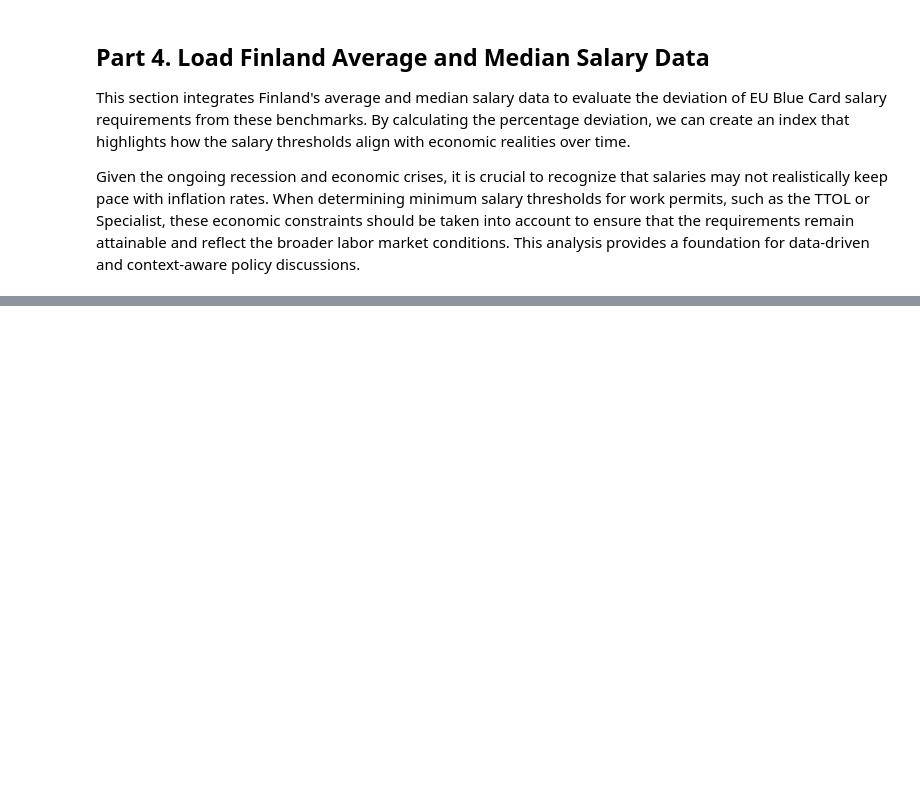
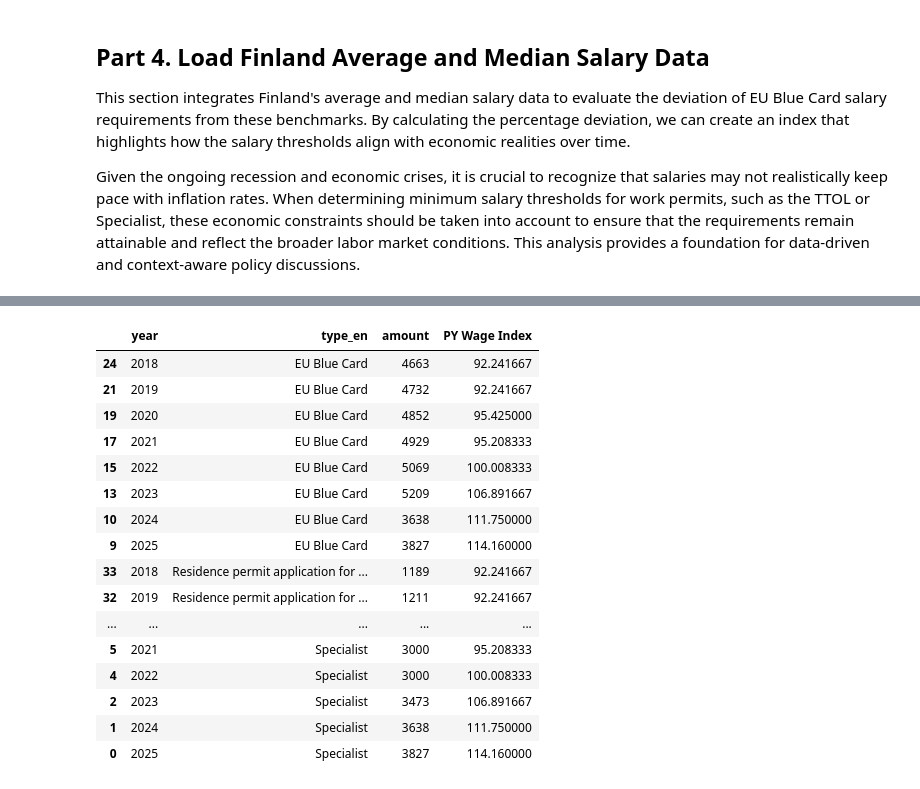
Before and after one commit to armanatory/DATA-MigriAnalysis, a Jupyter notebook: notebooks/Migri_Salary_Comparison_2018_2025.ipynb, the cells around one changed output, grey strips where cells are left out. Saved outputs shown, nothing was run; the diff lists cells and outputs as text; code cells hidden in the pictures; blank space fills up the shorter version.

```diff
--- a/notebooks/Migri_Salary_Comparison_2018_2025.ipynb
+++ b/notebooks/Migri_Salary_Comparison_2018_2025.ipynb
@@ -570,0 +596,48 @@ Given the ongoing recession and economic crises, it is crucial to recognize that
+# %%
+# Create a merged dataframe
+merged_analysis_df = min_salaries_df.copy()
+
+# Add wage index data shifted by one year (2017 impacts 2018, etc.)
+wage_impact_df = wage_index_annual_averages_df.copy()
+wage_impact_df['Year'] = wage_impact_df['Year'] + 1  # Shift years forward
+
+# Merge the dataframes
+merged_analysis_df = pd.merge(
+    merged_analysis_df,
+    wage_impact_df[['Year', 'A-X Whole economy']],
+    left_on='year',
+    right_on='Year',
+    how='left'
+).rename(columns={'A-X Whole economy': 'PY Wage Index'})
+
+# Drop duplicates keeping the latest entry for each year and type
+merged_analysis_df = merged_analysis_df.sort_values(['year', 'archive_date'], ascending=[True, False])
+merged_analysis_df = merged_analysis_df.drop_duplicates(subset=['year', 'type_en'])
+
+# Select and order relevant columns
+merged_analysis_df = merged_analysis_df[[
+    'year', 'type_en', 'amount', 'PY Wage Index'
+]].sort_values(['type_en', 'year'])
+
+# Set PY Wage Index for 2018
+merged_analysis_df.loc[merged_analysis_df['year'] == 2018, 'PY Wage Index'] = wage_index_annual_averages_df[wage_index_annual_averages_df['Year'] == 2018]['A-X Whole economy'].values[0]
+# Display the result
+merged_analysis_df
+# %% [output]
+|  | year | type_en | amount | PY Wage Index |
+| 24 | 2018 | EU Blue Card | 4663 | 92.241667 |
+| 21 | 2019 | EU Blue Card | 4732 | 92.241667 |
+| 19 | 2020 | EU Blue Card | 4852 | 95.425000 |
+| 17 | 2021 | EU Blue Card | 4929 | 95.208333 |
+| 15 | 2022 | EU Blue Card | 5069 | 100.008333 |
+| 13 | 2023 | EU Blue Card | 5209 | 106.891667 |
+| 10 | 2024 | EU Blue Card | 3638 | 111.750000 |
+| 9 | 2025 | EU Blue Card | 3827 | 114.160000 |
+| 33 | 2018 | Residence permit application for ... | 1189 | 92.241667 |
+| 32 | 2019 | Residence permit application for ... | 1211 | 92.241667 |
+| ... | ... | ... | ... | ... |
+| 5 | 2021 | Specialist | 3000 | 95.208333 |
+| 4 | 2022 | Specialist | 3000 | 100.008333 |
+| 2 | 2023 | Specialist | 3473 | 106.891667 |
+| 1 | 2024 | Specialist | 3638 | 111.750000 |
+| 0 | 2025 | Specialist | 3827 | 114.160000 |
```
Also changed, not shown: parts of 8 cells of this notebook.
